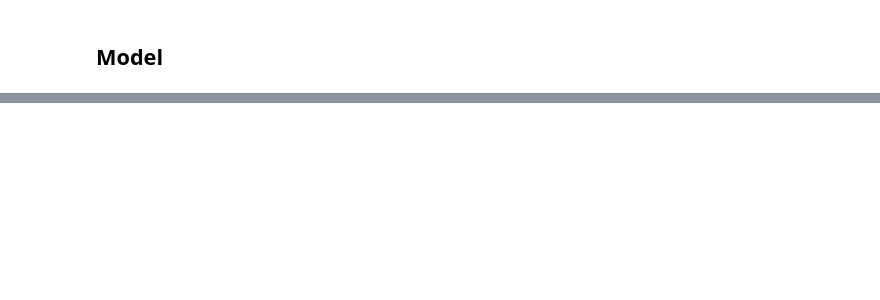
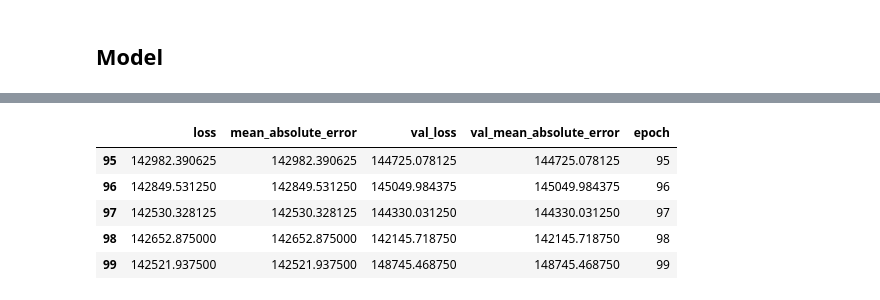
Before and after one commit to naufalsutrisna/Room-Pricing-Bukit-Vista, a Jupyter notebook: machine learning/ann_model.ipynb, the cells around one changed output, grey strips where cells are left out. Cells and saved outputs as stored; diff of their text form; code cells hidden in the pictures; blank space fills up the shorter version.

```diff
--- a/machine learning/ann_model.ipynb
+++ b/machine learning/ann_model.ipynb
@@ -148,0 +68,11 @@ MAE is above 100,000
+# %%
+hist = pd.DataFrame(history.history)
+hist['epoch'] = history.epoch
+hist.tail()
+# %% [output]
+|  | loss | mean_absolute_error | val_loss | val_mean_absolute_error | epoch |
+| 95 | 142982.390625 | 142982.390625 | 144725.078125 | 144725.078125 | 95 |
+| 96 | 142849.531250 | 142849.531250 | 145049.984375 | 145049.984375 | 96 |
+| 97 | 142530.328125 | 142530.328125 | 144330.031250 | 144330.031250 | 97 |
+| 98 | 142652.875000 | 142652.875000 | 142145.718750 | 142145.718750 | 98 |
+| 99 | 142521.937500 | 142521.937500 | 148745.468750 | 148745.468750 | 99 |
```
Also changed, not shown: parts of 16 cells of this notebook, 1 other file.
